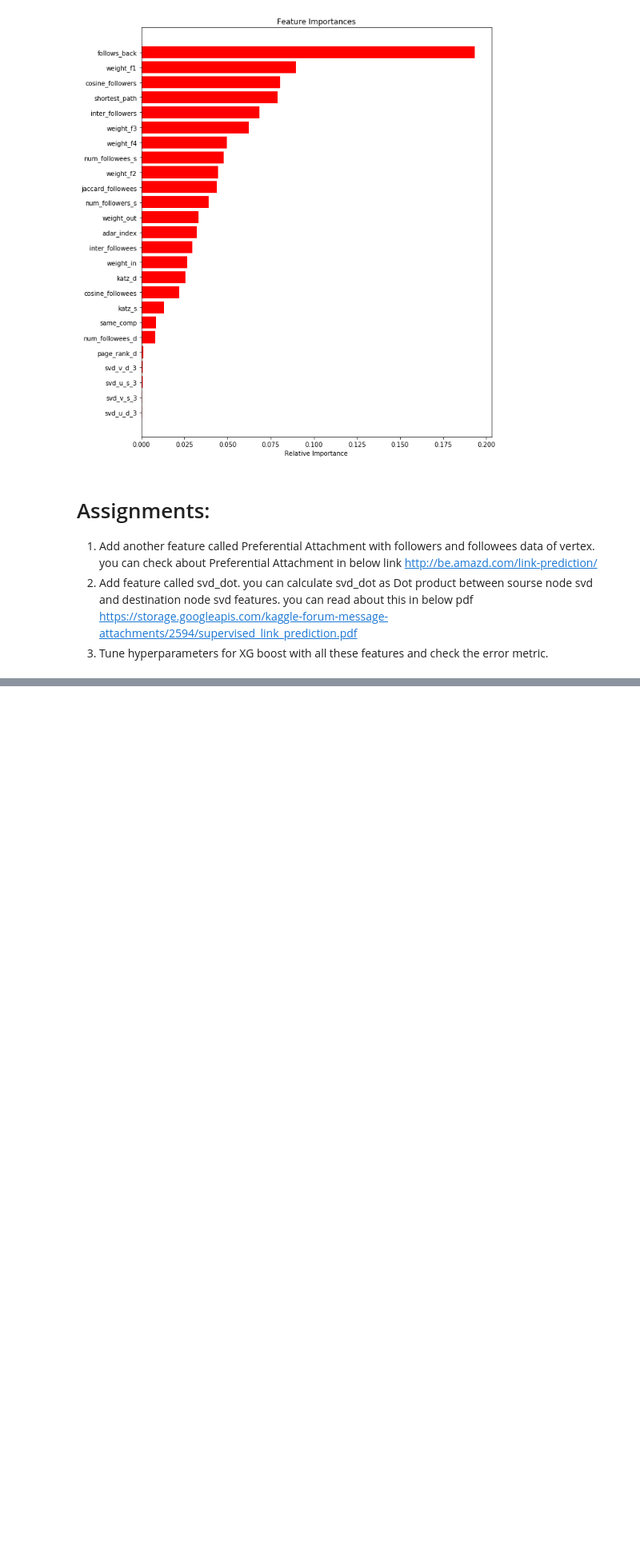
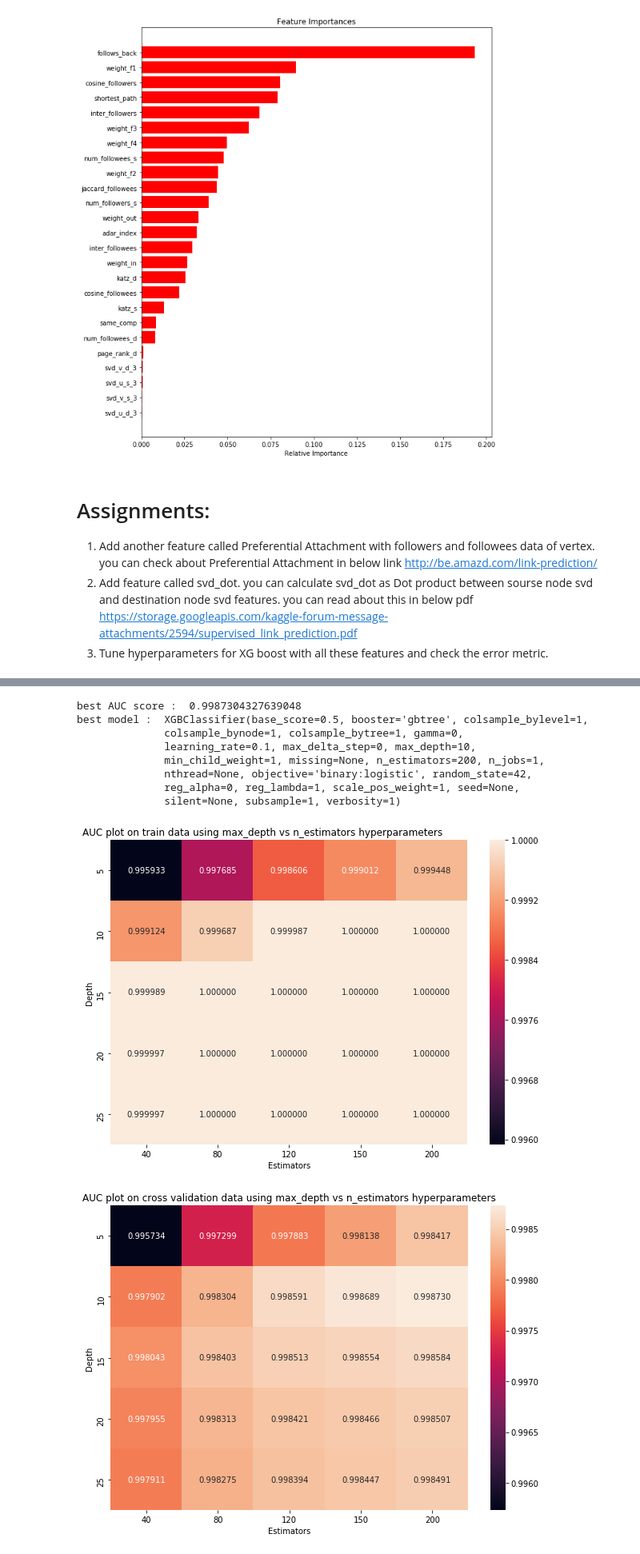
Before and after one commit to data-science-and-machine-learning/social-network-graph-link-prediction-facebook-challenge, a Jupyter notebook: FB_Models.ipynb, the cells around one changed output, grey strips where cells are left out. Shown at 80% size. Drawn from its saved outputs; the diff is of its cells as text; code cells hidden in the pictures; blank space fills up the shorter version.

Commit message:
classification metrics

```diff
--- a/FB_Models.ipynb
+++ b/FB_Models.ipynb
@@ -254,0 +424,11 @@ https://storage.googleapis.com/kaggle-forum-message-attachments/2594/supervised_
+# %%
+from sklearn.metrics import confusion_matrix
+
+print(best_score,  '\n', best_param, '\n',  best_model)
+train_auc= grid.cv_results_['mean_train_score']
+train_auc_std= grid.cv_results_['std_train_score']
+cv_auc= grid.cv_results_['mean_test_score']
+cv_auc_std= grid.cv_results_['std_train_score']
+
+TRCM= confusion_matrix(y_train, best_model.predict(train))
+TECM= confusion_matrix(y_test, best_model.predict(test))
@@ -254,0 +445,25 @@ https://storage.googleapis.com/kaggle-forum-message-attachments/2594/supervised_
+# %%
+import seaborn as sns
+fig, ax = plt.subplots(figsize=(10,7))
+ax= sns.heatmap((np.reshape(train_auc, (5,5))), yticklabels= depth, xticklabels = n_estimators, annot=True, fmt="f")
+
+ax.set(xlabel= 'Estimators', ylabel= 'Depth', title= "AUC plot on train data using max_depth vs n_estimators hyperparameters                 ")
+fig,ax2= plt.subplots(figsize=(10,7))
+
+ax2= sns.heatmap((np.reshape(cv_auc, (5,5))), yticklabels= depth, xticklabels = n_estimators, annot=True, fmt="f")
+ax2.set(xlabel= 'Estimators', ylabel= 'Depth', title= "AUC plot on cross validation data using max_depth vs n_estimators hyperparameters")
+
+print('best AUC score : ', best_score)
+print('best model : ', best_model)
+plt.show()
+# %% [output]
+best AUC score :  0.9987304327639048
+best model :  XGBClassifier(base_score=0.5, booster='gbtree', colsample_bylevel=1,
+              colsample_bynode=1, colsample_bytree=1, gamma=0,
+              learning_rate=0.1, max_delta_step=0, max_depth=10,
+              min_child_weight=1, missing=None, n_estimators=200, n_jobs=1,
+              nthread=None, objective='binary:logistic', random_state=42,
+              reg_alpha=0, reg_lambda=1, scale_pos_weight=1, seed=None,
+              silent=None, subsample=1, verbosity=1)
+[figure, added]
+[figure, added]
```
Also changed, not shown: parts of 20 cells of this notebook.
